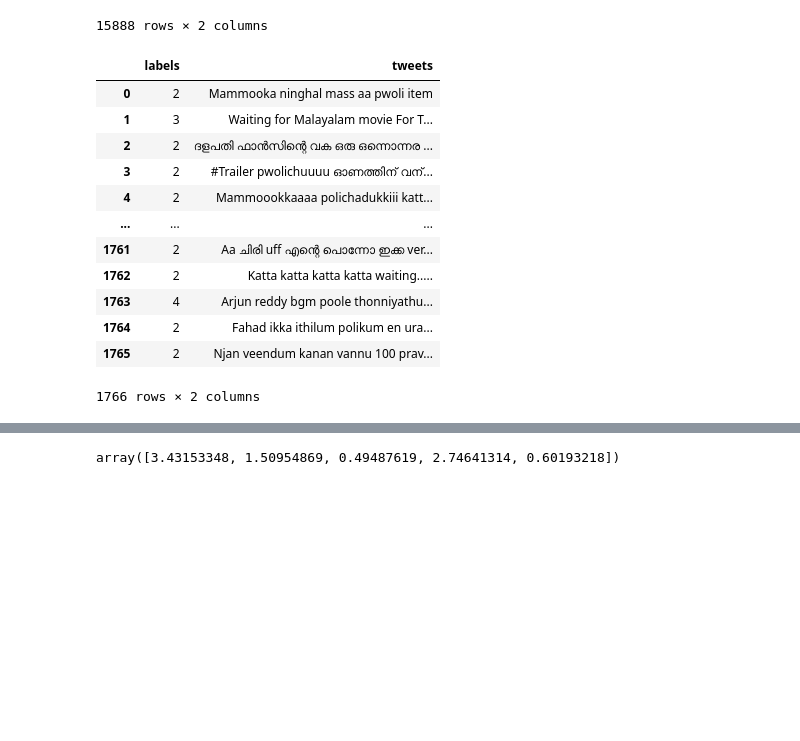
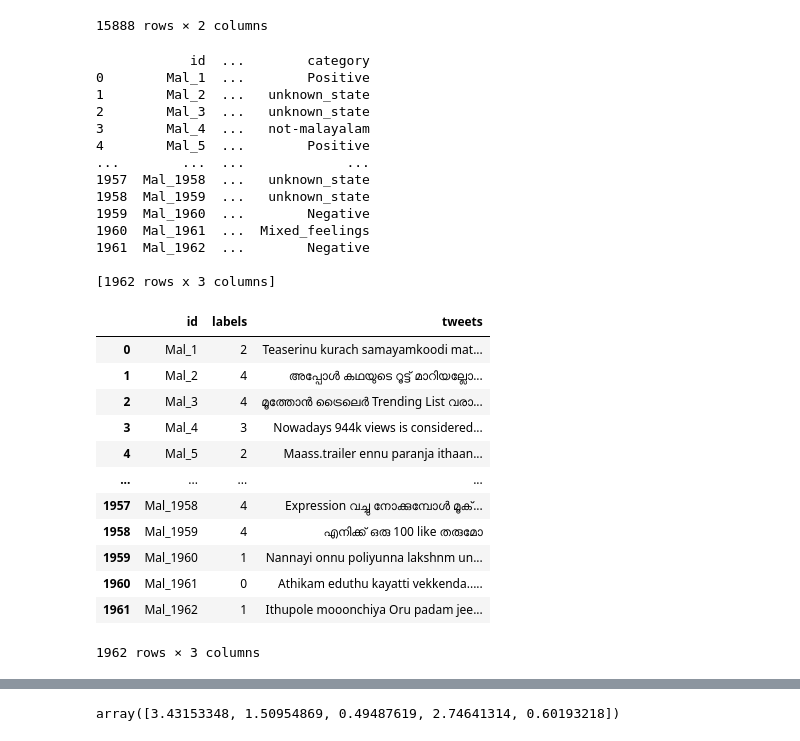
Before and after one commit to karthikpuranik11/FIRE2021, a Jupyter notebook: Malayalam/Bert+biLSTM_Malayalam.ipynb, the cells around one changed output, grey strips where cells are left out. Saved outputs shown, nothing was run; the diff lists cells and outputs as text; code cells hidden in the pictures; blank space fills up the shorter version.

```diff
--- a/Malayalam/Bert+biLSTM_Malayalam.ipynb
+++ b/Malayalam/Bert+biLSTM_Malayalam.ipynb
@@ -64,27 +65,42 @@ train
 # %%
 train=train.dropna()
 # %%
-val=pd.read_csv('/content/Mal_sentiment_full_dev.tsv', sep="\t")
+val=pd.read_csv('/content/Mal_sentiment_full_test_withlabels.tsv', sep="\t")
+print(val)
 #val['tweet']=val['text']
 #val=val.drop(columns=['Unnamed: 2','text'])
 val['labels']=LabelEncoder().fit_transform(val['category'])
 val['tweets']=val['text']
 val=val.drop(columns=['category','text'])
 val
 # %% [output]
+            id  ...        category
+0        Mal_1  ...        Positive
+1        Mal_2  ...   unknown_state
+2        Mal_3  ...   unknown_state
+3        Mal_4  ...   not-malayalam
+4        Mal_5  ...        Positive
+...        ...  ...             ...
+1957  Mal_1958  ...   unknown_state
+1958  Mal_1959  ...   unknown_state
+1959  Mal_1960  ...        Negative
+1960  Mal_1961  ...  Mixed_feelings
+1961  Mal_1962  ...        Negative
+
+[1962 rows x 3 columns]
-|  | labels | tweets |
-| 0 | 2 | Mammooka ninghal mass aa pwoli item |
-| 1 | 3 | Waiting for Malayalam movie For T... |
-| 2 | 2 | ദളപതി ഫാൻസിന്റെ വക ഒരു ഒന്നൊന്നര ... |
-| 3 | 2 | #Trailer pwolichuuuu ഓണത്തിന് വന്... |
-| 4 | 2 | Mammoookkaaaa polichadukkiii katt... |
-| ... | ... | ... |
-| 1761 | 2 | Aa ചിരി uff എന്റെ പൊന്നോ ഇക്ക ver... |
-| 1762 | 2 | Katta katta katta katta waiting..... |
-| 1763 | 4 | Arjun reddy bgm poole thonniyathu... |
-| 1764 | 2 | Fahad ikka ithilum polikum en ura... |
-| 1765 | 2 | Njan veendum kanan vannu 100 prav... |
+|  | id | labels | tweets |
+| 0 | Mal_1 | 2 | Teaserinu kurach samayamkoodi mat... |
+| 1 | Mal_2 | 4 | അപ്പോൾ കഥയുടെ റൂട്ട് മാറിയല്ലോ... |
+| 2 | Mal_3 | 4 | മൂത്തോൻ ട്രൈലെർ Trending List വരാ... |
+| 3 | Mal_4 | 3 | Nowadays 944k views is considered... |
+| 4 | Mal_5 | 2 | Maass.trailer ennu paranja ithaan... |
+| ... | ... | ... | ... |
+| 1957 | Mal_1958 | 4 | Expression വച്ചു നോക്കുമ്പോൾ മൂക്... |
+| 1958 | Mal_1959 | 4 | എനിക്ക് ഒരു 100 like തരുമോ |
+| 1959 | Mal_1960 | 1 | Nannayi onnu poliyunna lakshnm un... |
+| 1960 | Mal_1961 | 0 | Athikam eduthu kayatti vekkenda..... |
+| 1961 | Mal_1962 | 1 | Ithupole mooonchiya Oru padam jee... |
-1766 rows × 2 columns
+1962 rows × 3 columns
 # %%
 
 import pandas as pd
```
Also changed, not shown: parts of 6 cells of this notebook.
